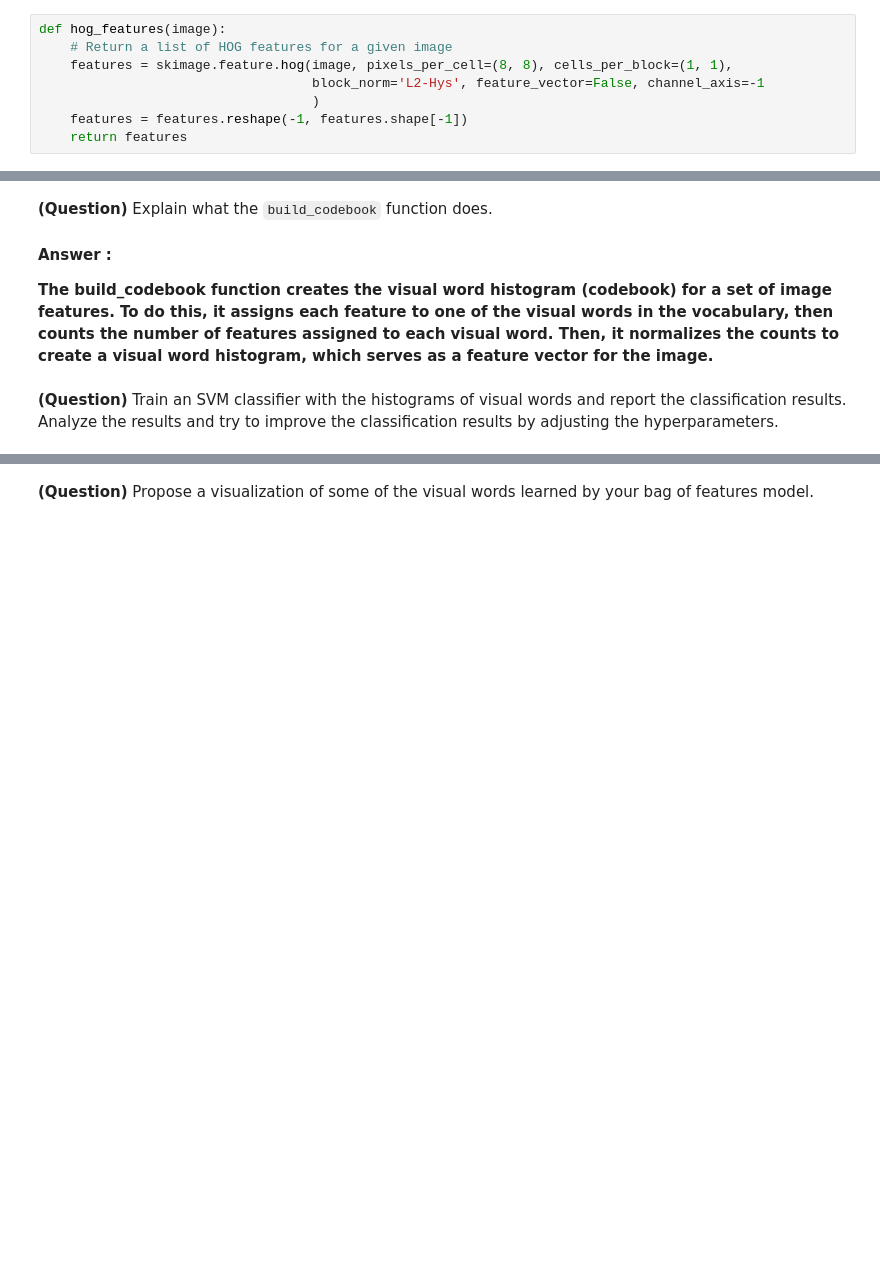
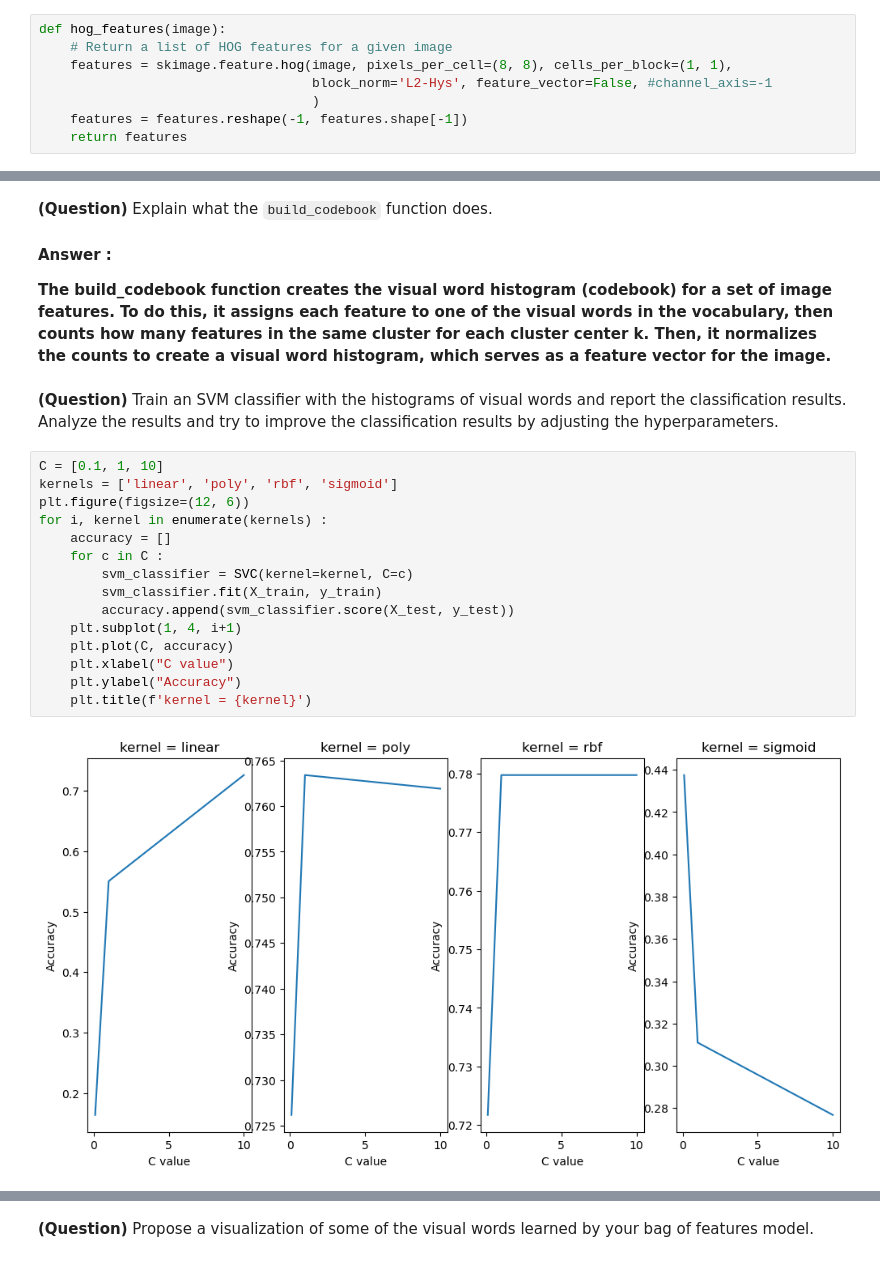
Before and after one commit to daJster/Machine_learning_2023, a Jupyter notebook: ml-tp3.ipynb, the cells around one changed output, grey strips where cells are left out. Saved outputs shown, nothing was run; the diff lists cells and outputs as text; blank space fills up the shorter version.

```diff
--- a/ml-tp3.ipynb
+++ b/ml-tp3.ipynb
@@ -135,7 +135,7 @@ In computer vision, HOG features are heavily related with the other well-known S
 def hog_features(image):
     # Return a list of HOG features for a given image
     features = skimage.feature.hog(image, pixels_per_cell=(8, 8), cells_per_block=(1, 1),
-                                   block_norm='L2-Hys', feature_vector=False, channel_axis=-1
+                                   block_norm='L2-Hys', feature_vector=False, #channel_axis=-1
                                    )
     features = features.reshape(-1, features.shape[-1])
     return features
@@ -227,7 +225,24 @@ assert X_test.shape == (y_test.shape[0], 100)
 # %% [markdown]
 **Answer :**
 
-**The build_codebook function creates the visual word histogram (codebook) for a set of image features. To do this, it assigns each feature to one of the visual words in the vocabulary, then counts the number of features assigned to each visual word. Then, it normalizes the counts to create a visual word histogram, which serves as a feature vector for the image.**
+**The build_codebook function creates the visual word histogram (codebook) for a set of image features. To do this, it assigns each feature to one of the visual words in the vocabulary, then counts how many features in the same cluster for each cluster center k. Then, it normalizes the counts to create a visual word histogram, which serves as a feature vector for the image.**
 # %% [markdown]
 **(Question)** Train an SVM classifier with the histograms of visual words and report the classification results. Analyze the results and try to improve the classification results by adjusting the hyperparameters.
+# %%
+C = [0.1, 1, 10]
+kernels = ['linear', 'poly', 'rbf', 'sigmoid']
+plt.figure(figsize=(12, 6))
+for i, kernel in enumerate(kernels) :
+    accuracy = []
+    for c in C :
+        svm_classifier = SVC(kernel=kernel, C=c)
+        svm_classifier.fit(X_train, y_train)
+        accuracy.append(svm_classifier.score(X_test, y_test))
+    plt.subplot(1, 4, i+1)
+    plt.plot(C, accuracy)
+    plt.xlabel("C value")
+    plt.ylabel("Accuracy")
+    plt.title(f'kernel = {kernel}')
+# %% [output]
+[figure, added]
 # %%
```
Also changed, not shown: parts of 5 cells of this notebook.
